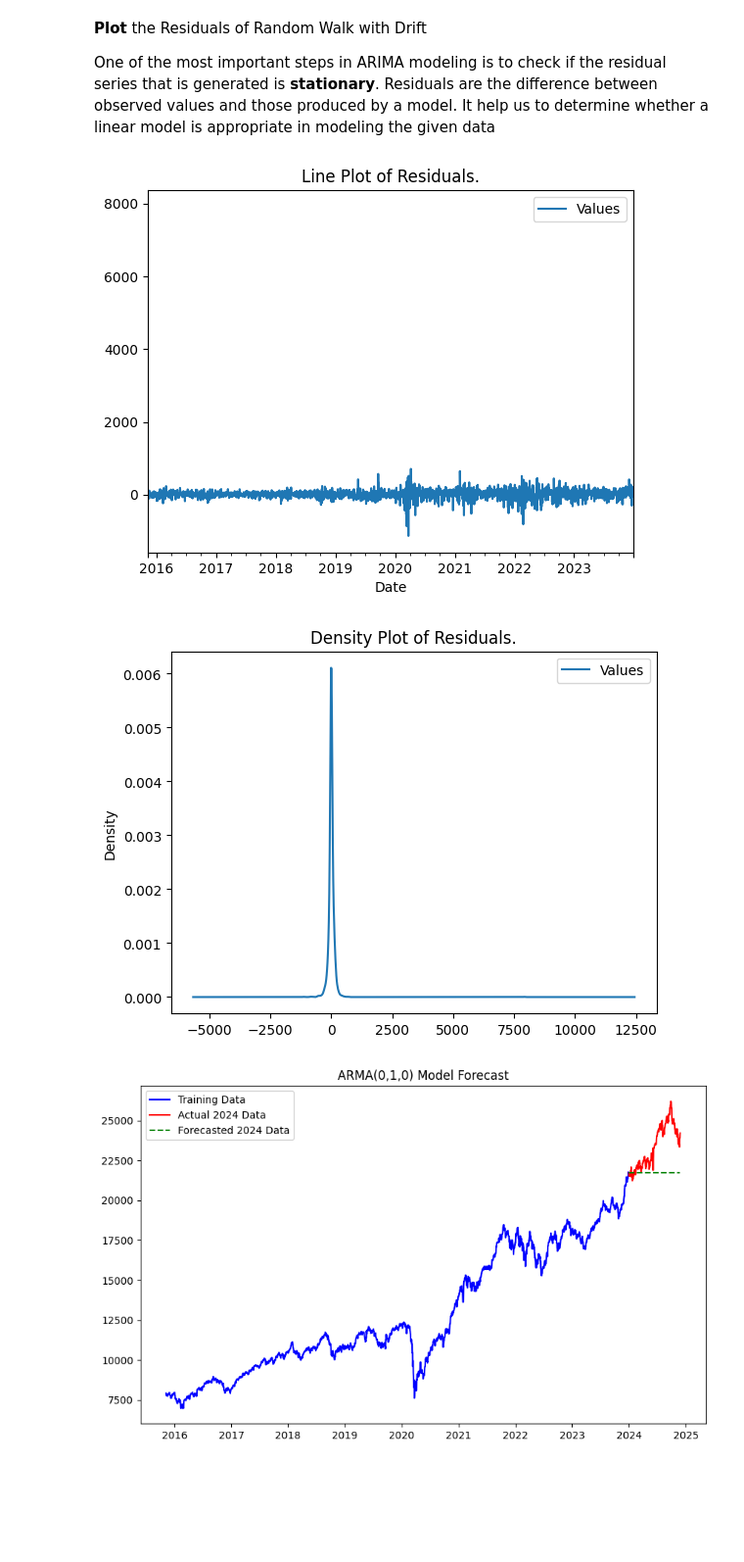
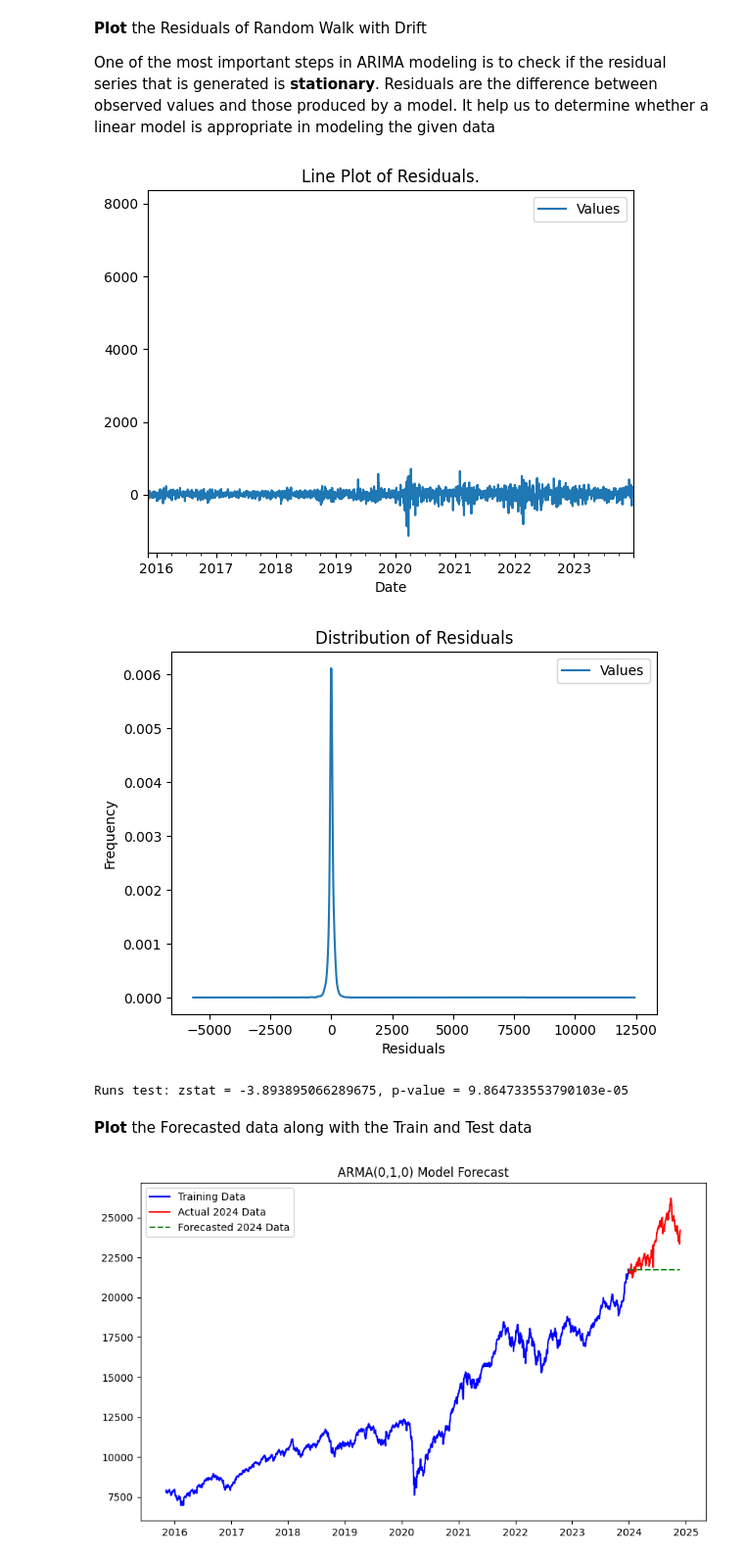
Before and after one commit to aymuos/masters-practise-repo, a Jupyter notebook: TSA_Nifty_50_Project.ipynb, the cells around one changed output. Shown at 98% size. Drawn from its saved outputs; the diff is of its cells as text; code cells hidden in the pictures; blank space fills up the shorter version.

```diff
--- a/TSA_Nifty_50_Project.ipynb
+++ b/TSA_Nifty_50_Project.ipynb
@@ -536,15 +597,26 @@ One of the most important steps in ARIMA modeling is to check if the residual se
 # %%
 # line plot of residuals
 residuals.plot()
 plt.title("Line Plot of Residuals.")
 
 # density plot of residuals
 residuals.plot(kind='kde')
 plt.title("Density Plot of Residuals.")
+plt.title('Distribution of Residuals')
+plt.xlabel('Residuals')
+plt.ylabel('Frequency')
+plt.legend()
 plt.show()
+
+# Perform a runs test for randomness
+zstat, pval = runstest_1samp(residuals)
+print(f'Runs test: zstat = {zstat}, p-value = {pval}')
 # %% [output]
 [figure]
-[figure, old version]
+[figure, new version]
+Runs test: zstat = -3.893895066289675, p-value = 9.864733553790103e-05
+# %% [markdown]
+**Plot** the Forecasted data along with the Train and Test data
 # %%
 forecast_vals = fitted_model.forecast(steps=step)
 
```
Also changed, not shown: parts of 22 cells of this notebook.
